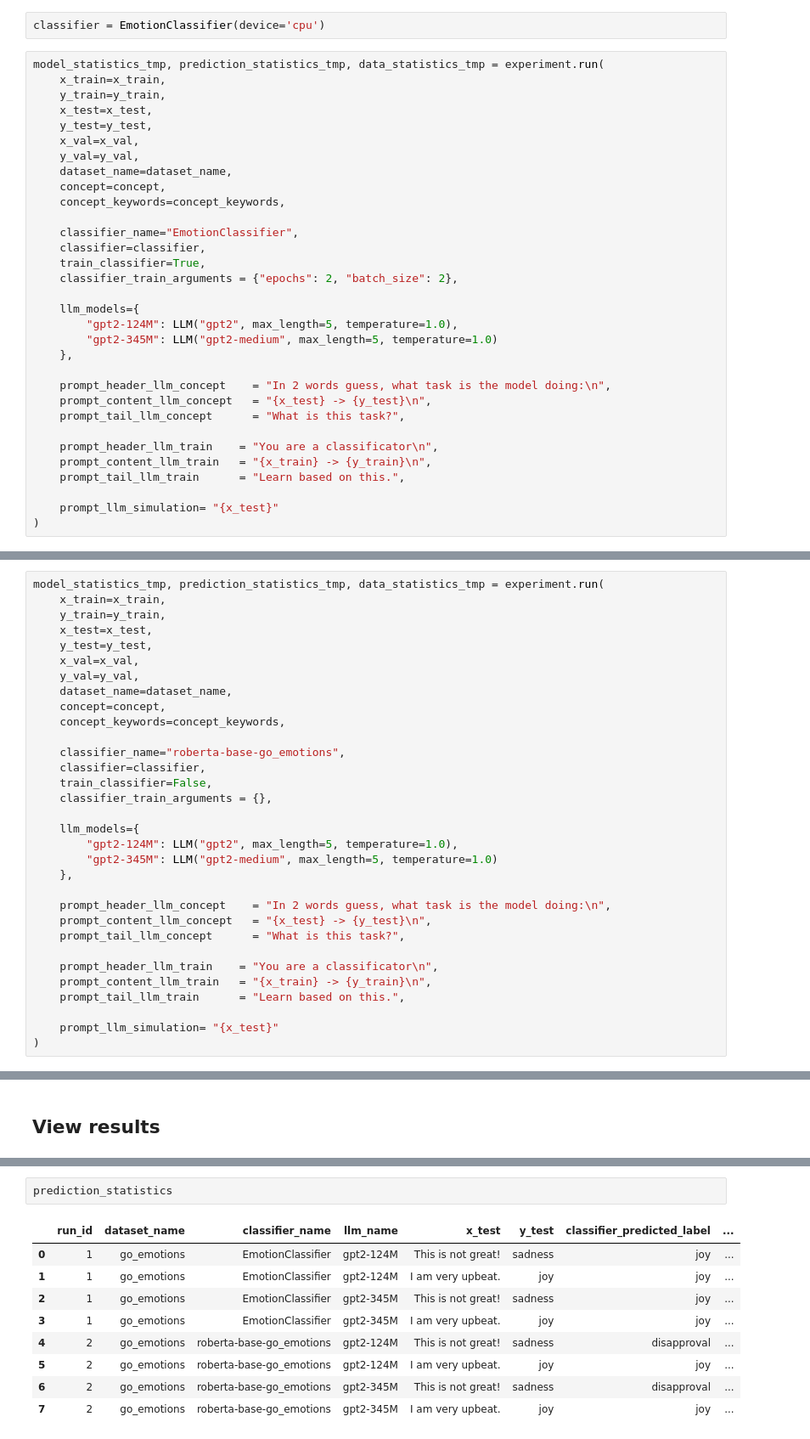
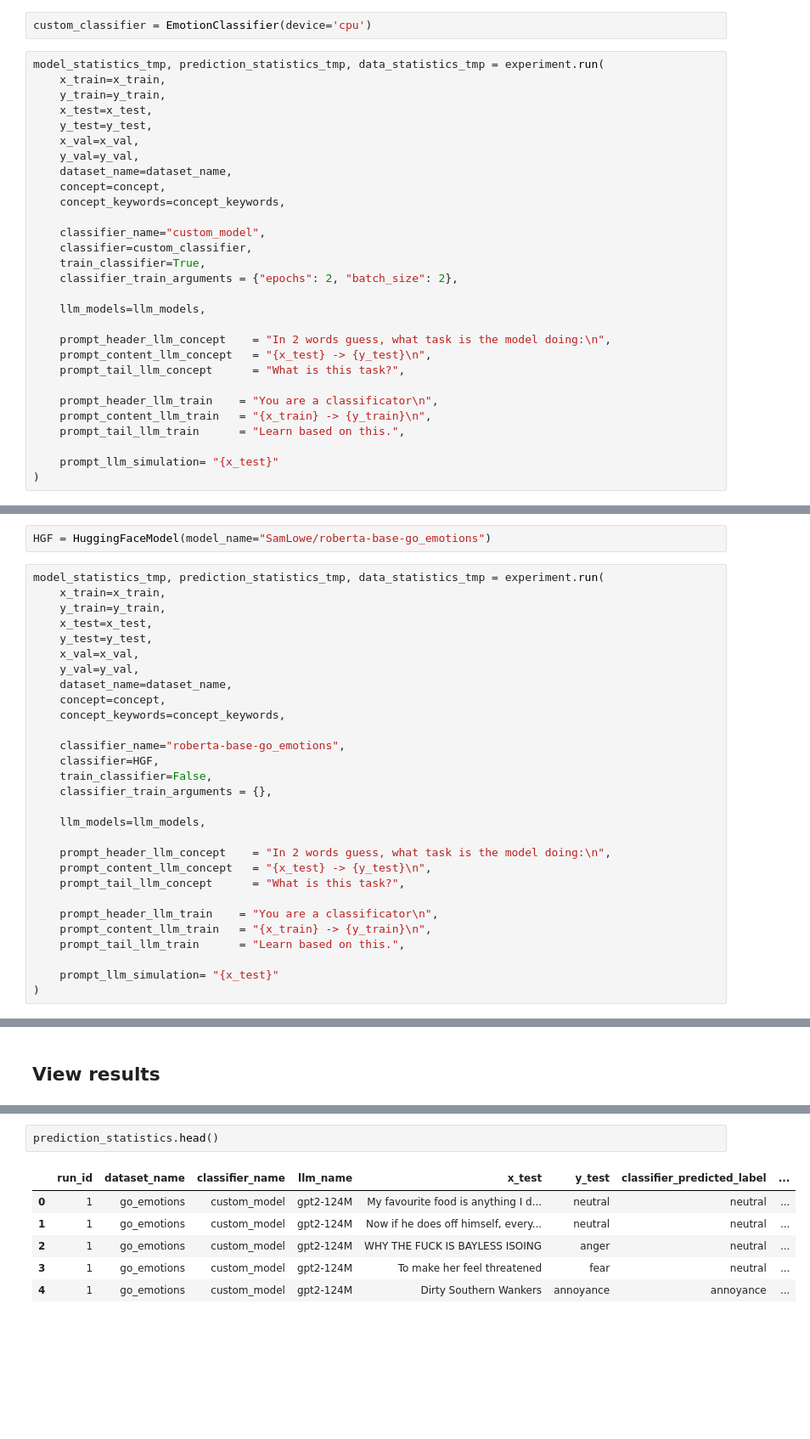
Before and after one commit to Iwaniukooo11/llm-workshop, a Jupyter notebook: intermediate/main.ipynb, the cells around one changed output, grey strips where cells are left out. Shown at 85% size. Drawn from its saved outputs; the diff is of its cells as text; blank space fills up the shorter version.

```diff
--- a/intermediate/main.ipynb
+++ b/intermediate/main.ipynb
@@ -86,7 +130,7 @@ data_statistics = pd.DataFrame()
 # %% [markdown]
 ### EmotionClassifier
 # %%
-classifier = EmotionClassifier(device='cpu')
+custom_classifier = EmotionClassifier(device='cpu')
 # %%
 model_statistics_tmp, prediction_statistics_tmp, data_statistics_tmp = experiment.run(
     x_train=x_train,
@@ -99,15 +143,12 @@ model_statistics_tmp, prediction_statistics_tmp, data_statistics_tmp = experimen
     concept=concept,
     concept_keywords=concept_keywords,
 
-    classifier_name="EmotionClassifier",
-    classifier=classifier,
+    classifier_name="custom_model",
+    classifier=custom_classifier,
     train_classifier=True,
     classifier_train_arguments = {"epochs": 2, "batch_size": 2},
 
-    llm_models={
-        "gpt2-124M": LLM("gpt2", max_length=5, temperature=1.0),
-        "gpt2-345M": LLM("gpt2-medium", max_length=5, temperature=1.0)
-    },
+    llm_models=llm_models,
 
     prompt_header_llm_concept    = "In 2 words guess, what task is the model doing:\n",
     prompt_content_llm_concept   = "{x_test} -> {y_test}\n",
@@ -155,3 +186,5 @@ Device set to use cpu
+# %%
+HGF = HuggingFaceModel(model_name="SamLowe/roberta-base-go_emotions")
 # %%
 model_statistics_tmp, prediction_statistics_tmp, data_statistics_tmp = experiment.run(
     x_train=x_train,
@@ -165,14 +198,11 @@ model_statistics_tmp, prediction_statistics_tmp, data_statistics_tmp = experimen
     concept_keywords=concept_keywords,
 
     classifier_name="roberta-base-go_emotions",
-    classifier=classifier,
+    classifier=HGF,
     train_classifier=False,
     classifier_train_arguments = {},
 
-    llm_models={
-        "gpt2-124M": LLM("gpt2", max_length=5, temperature=1.0),
-        "gpt2-345M": LLM("gpt2-medium", max_length=5, temperature=1.0)
-    },
+    llm_models=llm_models,
 
     prompt_header_llm_concept    = "In 2 words guess, what task is the model doing:\n",
     prompt_content_llm_concept   = "{x_test} -> {y_test}\n",
@@ -206,13 +235,10 @@ model_statistics
 # %%
-prediction_statistics
+prediction_statistics.head()
 # %% [output]
 |  | run_id | dataset_name | classifier_name | llm_name | x_test | y_test | classifier_predicted_label | ... |
-| 0 | 1 | go_emotions | EmotionClassifier | gpt2-124M | This is not great! | sadness | joy | ... |
-| 1 | 1 | go_emotions | EmotionClassifier | gpt2-124M | I am very upbeat. | joy | joy | ... |
-| 2 | 1 | go_emotions | EmotionClassifier | gpt2-345M | This is not great! | sadness | joy | ... |
-| 3 | 1 | go_emotions | EmotionClassifier | gpt2-345M | I am very upbeat. | joy | joy | ... |
-| 4 | 2 | go_emotions | roberta-base-go_emotions | gpt2-124M | This is not great! | sadness | disapproval | ... |
-| 5 | 2 | go_emotions | roberta-base-go_emotions | gpt2-124M | I am very upbeat. | joy | joy | ... |
-| 6 | 2 | go_emotions | roberta-base-go_emotions | gpt2-345M | This is not great! | sadness | disapproval | ... |
-| 7 | 2 | go_emotions | roberta-base-go_emotions | gpt2-345M | I am very upbeat. | joy | joy | ... |
+| 0 | 1 | go_emotions | custom_model | gpt2-124M | My favourite food is anything I d... | neutral | neutral | ... |
+| 1 | 1 | go_emotions | custom_model | gpt2-124M | Now if he does off himself, every... | neutral | neutral | ... |
+| 2 | 1 | go_emotions | custom_model | gpt2-124M | WHY THE FUCK IS BAYLESS ISOING | anger | neutral | ... |
+| 3 | 1 | go_emotions | custom_model | gpt2-124M | To make her feel threatened | fear | neutral | ... |
+| 4 | 1 | go_emotions | custom_model | gpt2-124M | Dirty Southern Wankers | annoyance | annoyance | ... |
 # %%
```
Also changed, not shown: parts of 14 cells of this notebook, 4 other files.
